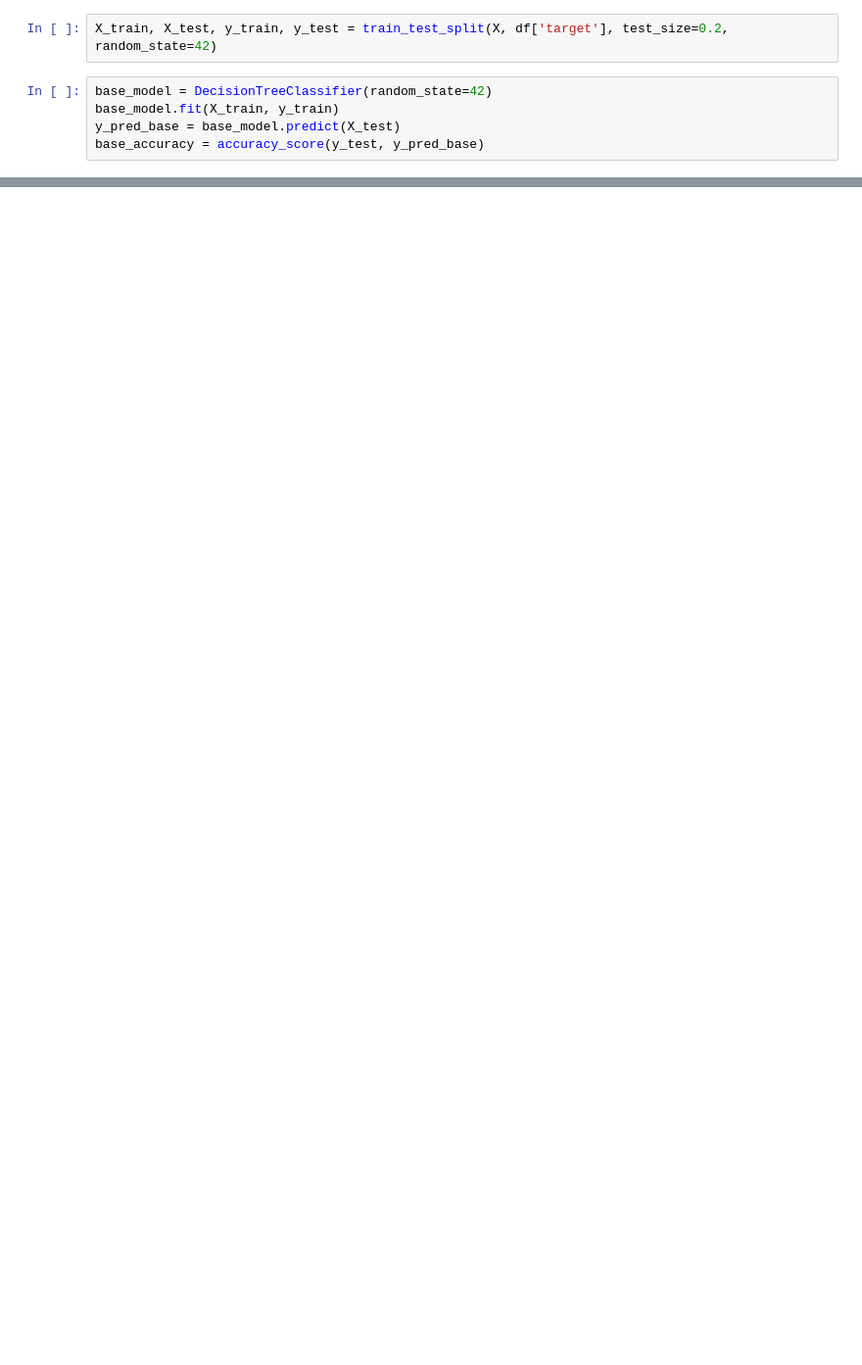
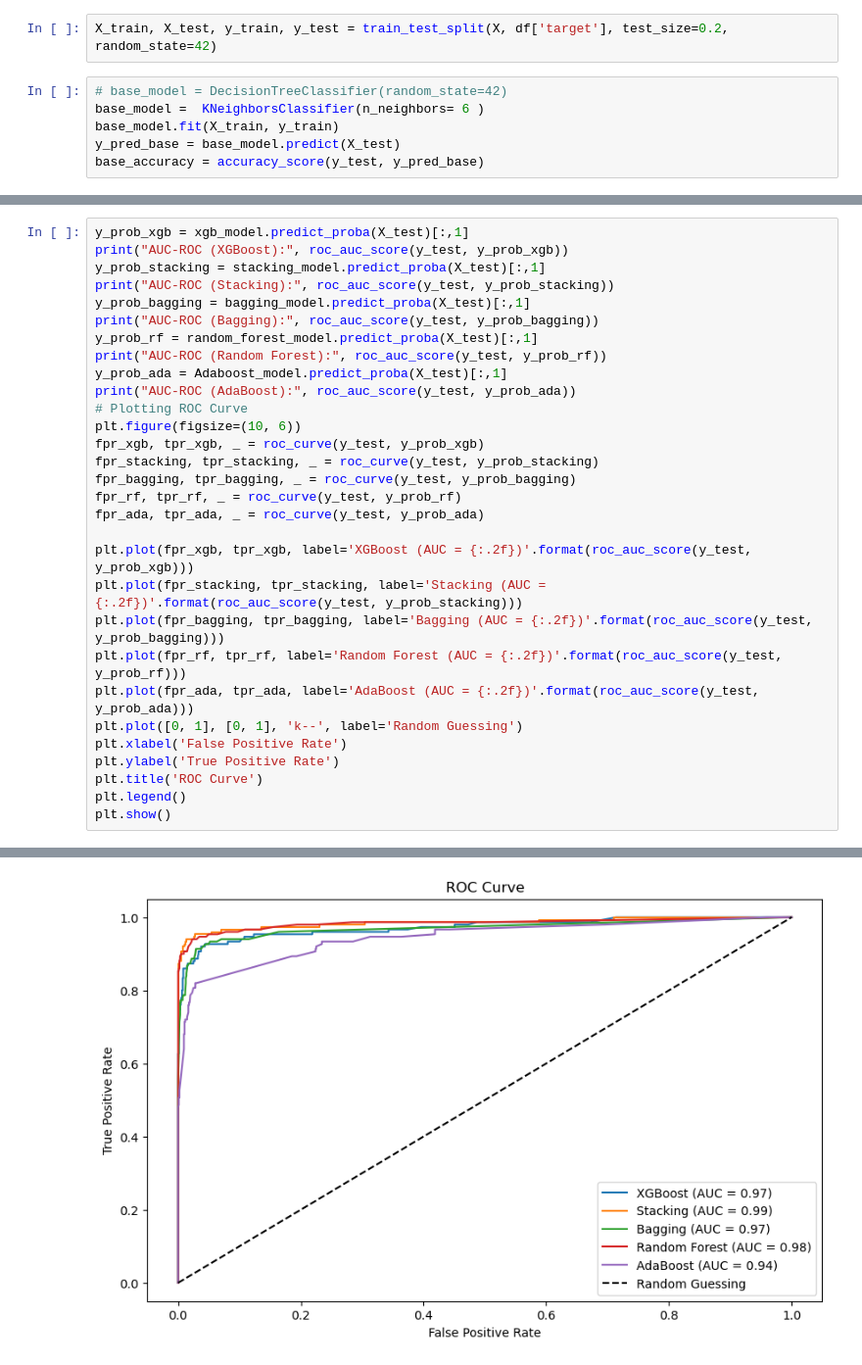
Before and after one commit to mrieden/AML_project, a Jupyter notebook: Spam_email.ipynb, the cells around one changed output, grey strips where cells are left out. Shown at 98% size. Drawn from its saved outputs; the diff is of its cells as text; blank space fills up the shorter version.

```diff
--- a/Spam_email.ipynb
+++ b/Spam_email.ipynb
@@ -120,7 +125,8 @@ X = np.hstack((X_text.toarray(), X_features))
 # %%
 X_train, X_test, y_train, y_test = train_test_split(X, df['target'], test_size=0.2, random_state=42)
 # %%
-base_model = DecisionTreeClassifier(random_state=42)
+# base_model = DecisionTreeClassifier(random_state=42)
+base_model =  KNeighborsClassifier(n_neighbors= 6 )
 base_model.fit(X_train, y_train)
 y_pred_base = base_model.predict(X_test)
 base_accuracy = accuracy_score(y_test, y_pred_base)
@@ -224,0 +249,31 @@ print(f"✅ Accuracy of Stacking (DT, KNN, SVM + Logistic Regression): {stacking
+# %%
+y_prob_xgb = xgb_model.predict_proba(X_test)[:,1]
+print("AUC-ROC (XGBoost):", roc_auc_score(y_test, y_prob_xgb))
+y_prob_stacking = stacking_model.predict_proba(X_test)[:,1]
+print("AUC-ROC (Stacking):", roc_auc_score(y_test, y_prob_stacking))
+y_prob_bagging = bagging_model.predict_proba(X_test)[:,1]
+print("AUC-ROC (Bagging):", roc_auc_score(y_test, y_prob_bagging))
+y_prob_rf = random_forest_model.predict_proba(X_test)[:,1]
+print("AUC-ROC (Random Forest):", roc_auc_score(y_test, y_prob_rf))
+y_prob_ada = Adaboost_model.predict_proba(X_test)[:,1]
+print("AUC-ROC (AdaBoost):", roc_auc_score(y_test, y_prob_ada))
+# Plotting ROC Curve
+plt.figure(figsize=(10, 6))
+fpr_xgb, tpr_xgb, _ = roc_curve(y_test, y_prob_xgb)
+fpr_stacking, tpr_stacking, _ = roc_curve(y_test, y_prob_stacking)
+fpr_bagging, tpr_bagging, _ = roc_curve(y_test, y_prob_bagging)
+fpr_rf, tpr_rf, _ = roc_curve(y_test, y_prob_rf)
+fpr_ada, tpr_ada, _ = roc_curve(y_test, y_prob_ada)
+
+plt.plot(fpr_xgb, tpr_xgb, label='XGBoost (AUC = {:.2f})'.format(roc_auc_score(y_test, y_prob_xgb)))
+plt.plot(fpr_stacking, tpr_stacking, label='Stacking (AUC = {:.2f})'.format(roc_auc_score(y_test, y_prob_stacking)))
+plt.plot(fpr_bagging, tpr_bagging, label='Bagging (AUC = {:.2f})'.format(roc_auc_score(y_test, y_prob_bagging)))
+plt.plot(fpr_rf, tpr_rf, label='Random Forest (AUC = {:.2f})'.format(roc_auc_score(y_test, y_prob_rf)))
+plt.plot(fpr_ada, tpr_ada, label='AdaBoost (AUC = {:.2f})'.format(roc_auc_score(y_test, y_prob_ada)))
+plt.plot([0, 1], [0, 1], 'k--', label='Random Guessing')
+plt.xlabel('False Positive Rate')
+plt.ylabel('True Positive Rate')
+plt.title('ROC Curve')
+plt.legend()
+plt.show()
+# %% [output]
@@ -225 +285,2 @@ print(f"✅ Accuracy of Stacking (DT, KNN, SVM + Logistic Regression): {stacking
+[figure, added]
 # %%
```
Also changed, not shown: parts of 23 cells of this notebook, 1 other file.
